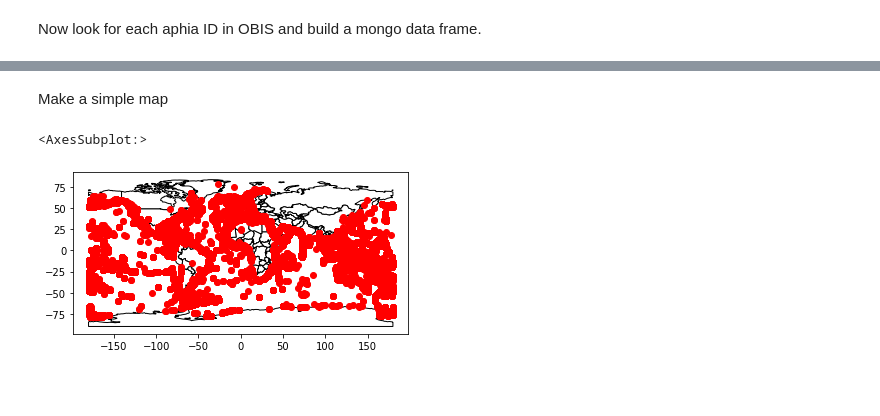
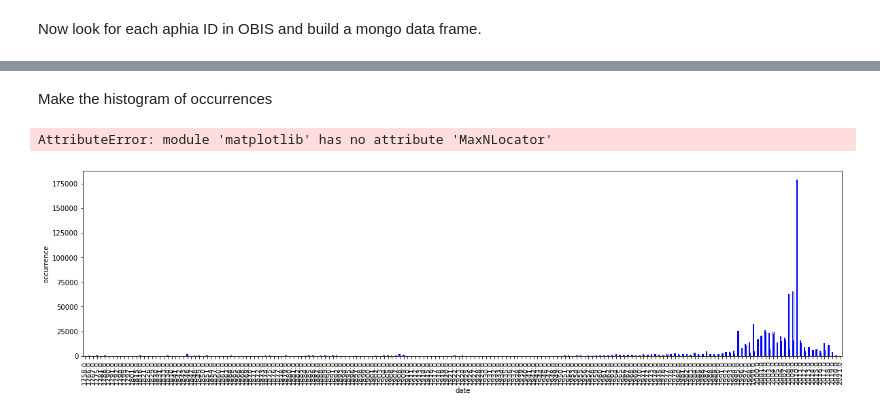
Before and after one commit to MathewBiddle/bio_ice, a Jupyter notebook: create_map_from_OBIS_API.ipynb, the cells around one changed output, grey strips where cells are left out. Saved outputs shown, nothing was run; the diff lists cells and outputs as text; code cells hidden in the pictures; blank space fills up the shorter version.

```diff
--- a/create_map_from_OBIS_API.ipynb
+++ b/create_map_from_OBIS_API.ipynb
@@ -24,8 +6,0 @@ url
-# %%
-response= urlopen(url)
-
-data_json = json.loads(response.read())
-data_json['results']
-
-data = pd.DataFrame(data_json['results'])
-data.head()
@@ -254,4 +94,8 @@ Total # of occurrences: 858492
 # %%
+import json
+from urllib.request import urlopen
+import pandas as pd
+
 base = 'https://api.obis.org/v3/'
 
 aphiaID = '1363'
@@ -265,19 +109,23 @@ size = data_json['total']
 
 data = pd.DataFrame() # initialize df
 
+# build a list of the subset of fields you want back
+fields = ['decimalLatitude','decimalLongitude','occurrenceID','id',
+          'datasetName','dataset_id','eventDate','species','aphiaID',
+          'date_year']
+
+f = "%2C".join([f"{v}" for v in fields])
 
 # The API limits responses to 10,000 entries, so we need to iterate by 10k and use the last occurrence
 # uuid to set after "Occurrence UUID up to which to skip."
 for i in range(10000,size,10000):
     if i == 10000:
         # build url for first call
-        #occurrence_id = 'occurrence?taxonid={}&size=10000'.format(aphiaID)
-        occurrence_id = 'occurrence?taxonid={}&fields=decimalLatitude%2CdecimalLongitude%2CoccurrenceID%2Cid&size=10000'.format(aphiaID)
+        occurrence_id = 'occurrence?taxonid={}&fields={}&size=10000'.format(aphiaID,f)
     else:
         # build url for remaining calls
         uuid = data.iloc[-1]['id']
-        #occurrence_id = 'occurrence?taxonid={}&after={}&size=10000'.format(aphiaID,uuid)
-        occurrence_id = 'occurrence?taxonid={}&fields=decimalLatitude%2CdecimalLongitude%2CoccurrenceID%2Cid&after={}&size=10000'.format(aphiaID,uuid)
+        occurrence_id = 'occurrence?taxonid={}&fields={}&after={}&size=10000'.format(aphiaID,f,uuid)
 
     url = '{}{}'.format(base,occurrence_id)
     # open the api call
@@ -295,7 +143,7 @@ for i in range(10000,size,10000):
 
 # Need to grab from last iteration to expected size.
 uuid = data.iloc[-1]['id']
-occurrence_id = 'occurrence?taxonid={}&fields=decimalLatitude%2CdecimalLongitude%2CoccurrenceID%2Cid&after={}&size=10000'.format(aphiaID,uuid)
+occurrence_id = 'occurrence?taxonid={}&fields={}&after={}&size=10000'.format(aphiaID,f,uuid)
 url = '{}{}'.format(base,occurrence_id)
 response= urlopen(url)
 data_json = json.loads(response.read())
@@ -374,17 +196,20 @@ geoplot.webmap(gdf, ax=ax, legend=True)
-# %% [markdown]
-Make a simple map
-# %%
-import geopandas as gpd
-
-world = gpd.read_file(gpd.datasets.get_path('naturalearth_lowres'))
-
-gdf = gpd.GeoDataFrame(
-    data, geometry=gpd.points_from_xy(data.decimalLongitude, data.decimalLatitude))
-
-ax = world.plot(
-    color='white', edgecolor='black')
-
-gdf.plot(ax=ax, color='red')
-# %% [output]
-<AxesSubplot:>
-[figure, removed]
+# %% [markdown]
+Make the histogram of occurrences
+# %%
+import matplotlib as plt
+
+data['date'] = pd.to_datetime(data['date_year'],format="%Y")
+
+year_group = data.groupby(data['date'].dt.year)
+
+ax = year_group.count().plot(kind="bar",
+                             color='blue',
+                             legend=False,
+                             figsize=(20, 5),
+                             ylabel='occurrence',
+                            )
+
+ax.xaxis.set_major_locator(plt.MaxNLocator(10))
+# %% [output]
+AttributeError: module 'matplotlib' has no attribute 'MaxNLocator'
+[figure, added]
```
Also changed, not shown: parts of 35 cells of this notebook, 1 other file.
